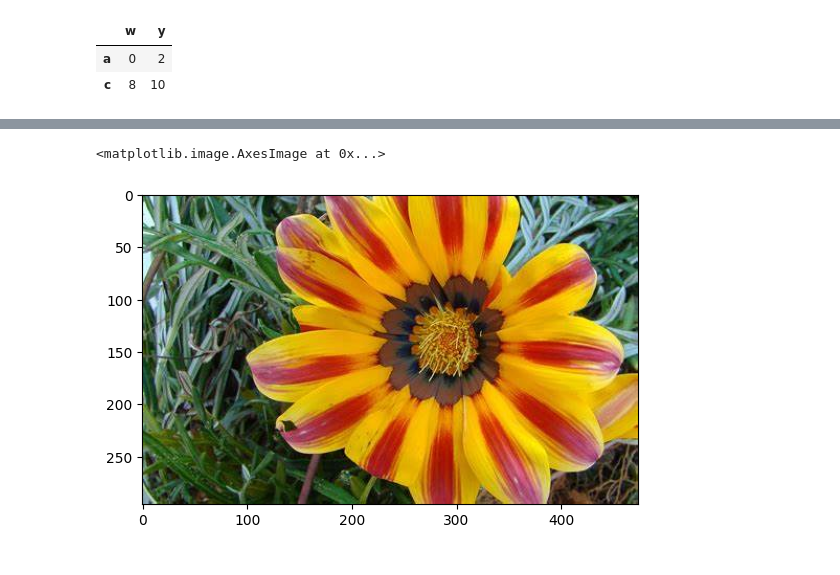
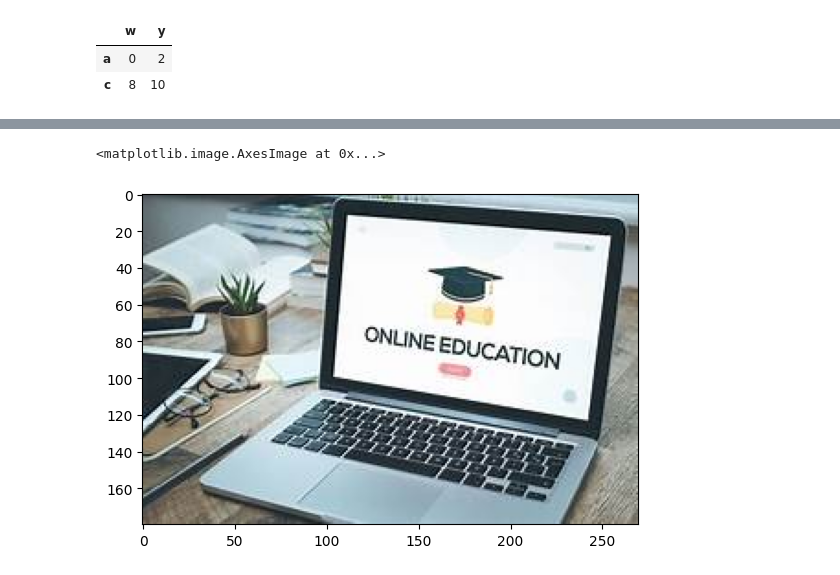
Before and after one commit to Satyasripetlu/FMML-MODULE1, a Jupyter notebook: FMML_2023_Basics_of_Python.ipynb, the cells around one changed output, grey strips where cells are left out. Drawn from its saved outputs; the diff is of its cells as text; code cells hidden in the pictures.

```diff
--- a/FMML_2023_Basics_of_Python.ipynb
+++ b/FMML_2023_Basics_of_Python.ipynb
@@ -551,7 +551,7 @@ plt.show()
 
 ## 1) make sure drive is loaded and then upload a test image onto your drive
 # %%
-plt.imshow(plt.imread('/content/flower'))
+plt.imshow(plt.imread('/content/learn.jpg'))
 # %% [output]
 <matplotlib.image.AxesImage at 0x...>
-[figure, old version]
+[figure, new version]
```
Also changed, not shown: parts of 2 cells of this notebook.
